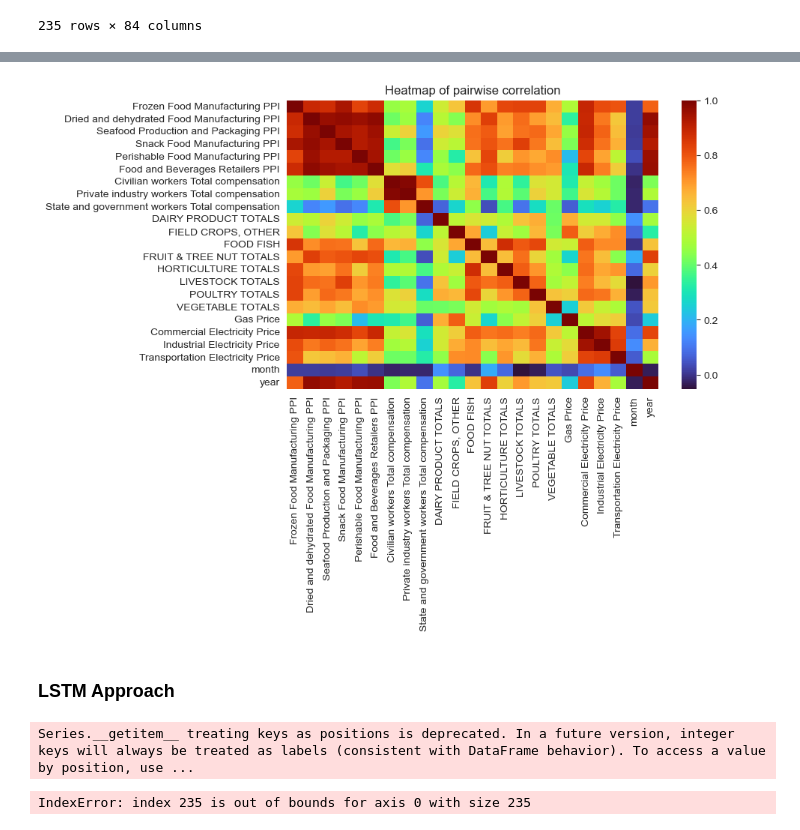
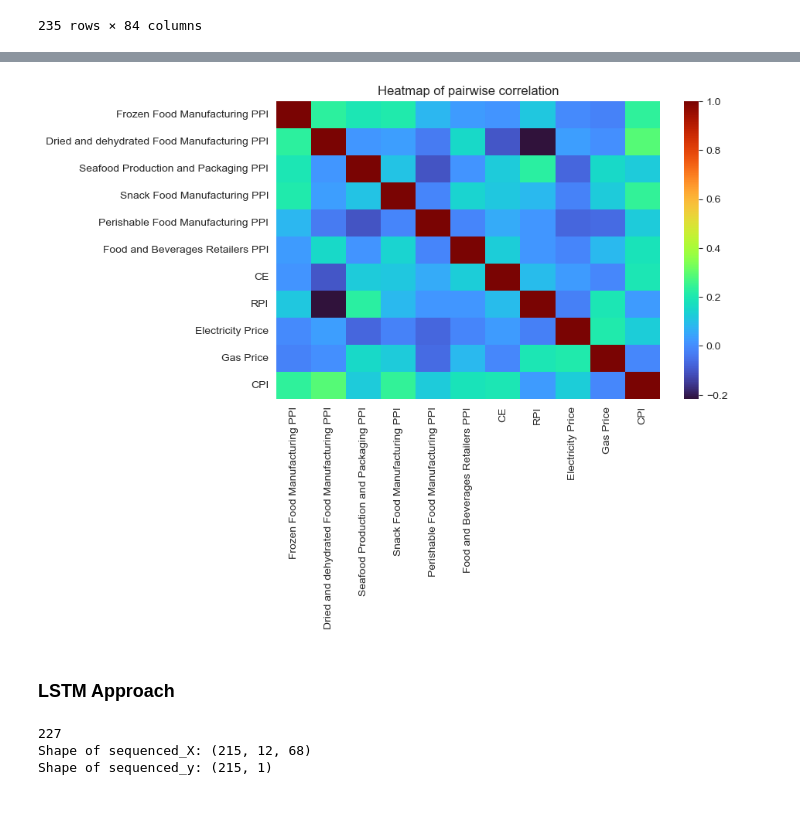
Before and after one commit to EddieNguyen2012/CPI-Prediction-using-Supply-Chain-analysis, a Jupyter notebook: src/Copy_Data_Processing.ipynb, the cells around one changed output, grey strips where cells are left out. Drawn from its saved outputs; the diff is of its cells as text; code cells hidden in the pictures.

```diff
--- a/src/Copy_Data_Processing.ipynb
+++ b/src/Copy_Data_Processing.ipynb
@@ -830,36 +845,39 @@ Max difference 1.3113022e-06
 # %%
-corr = X.corr()
+corr = diff_mean_only_df.corr()
 plt.figure(figsize=(8,5))
 sns.heatmap(corr, cmap='turbo')
 plt.title('Heatmap of pairwise correlation')
 plt.savefig(os.path.join(plot_folder, 'Corr_heatmap.png'), bbox_inches='tight')
 # %% [output]
-[figure, old version]
+[figure, new version]
 # %% [markdown]
 ### LSTM Approach
 # %%
 scaler = MinMaxScaler()
+
 def create_sequences(data, target, seq_length):
+    # Scale the entire dataset and target
     data_scaled = scaler.fit_transform(data)
-    # target = scaler.fit_transform(target)
+    target_scaled = scaler.fit_transform(target)
+    print(len(data_scaled))
     X = []
     y = []
 
     for i in range(len(data_scaled) - seq_length):
-        # Collect sequences across all features (except target) for each time step
-        X.append(data_scaled[i:i+seq_length, :-1]) # All columns except the last one for X
-        y.append(target[i+seq_length]) # Target value from the last column at each sequence end
+        # Collect sequences across all features (except the last one for X)
+        X.append(data_scaled[i:i+seq_length, :-1])
+        # Target value from the last column at each sequence end
+        y.append(target_scaled[i-1+seq_length])
 
     return np.array(X), np.array(y)
 
-sequenced_X, sequenced_y = create_sequences(mean_only_X, diff_y, 9)
+# Generate the sequences
+sequenced_X, sequenced_y = create_sequences(diff_mean_only_X, pd.DataFrame(diff_y[9:], index=diff_y[9:].index), 12)
 
-
-# sequenced_X = scaler.fit_transform(sequenced_X)
-# for dim in sequenced_X:
-#     sequenced_X[dim] = scaler.fit_transform(sequenced_X[dim])
-sequenced_X.shape
+print("Shape of sequenced_X:", sequenced_X.shape)
+print("Shape of sequenced_y:", sequenced_y.shape)
 # %% [output]
-Series.__getitem__ treating keys as positions is deprecated. In a future version, integer keys will always be treated as labels (consistent with DataFrame behavior). To access a value by position, use ...
+227
+Shape of sequenced_X: (215, 12, 68)
+Shape of sequenced_y: (215, 1)
-IndexError: index 235 is out of bounds for axis 0 with size 235
 # %%
```
Also changed, not shown: parts of 21 cells of this notebook, 7 other files.
